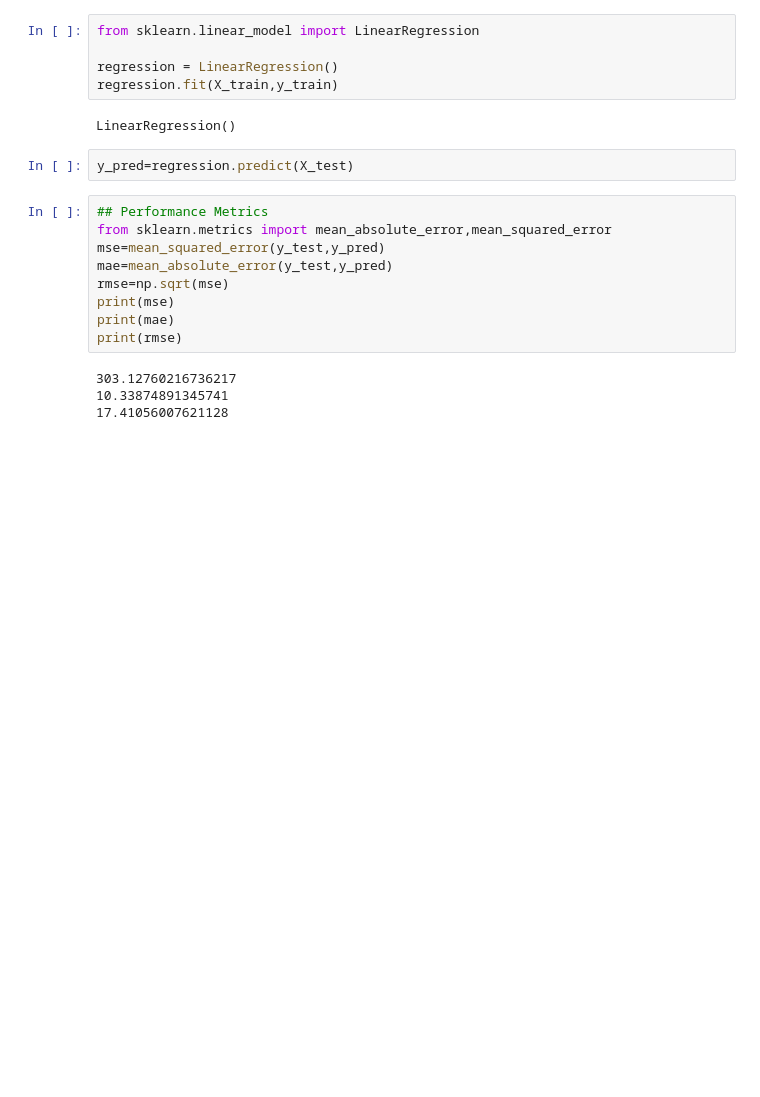
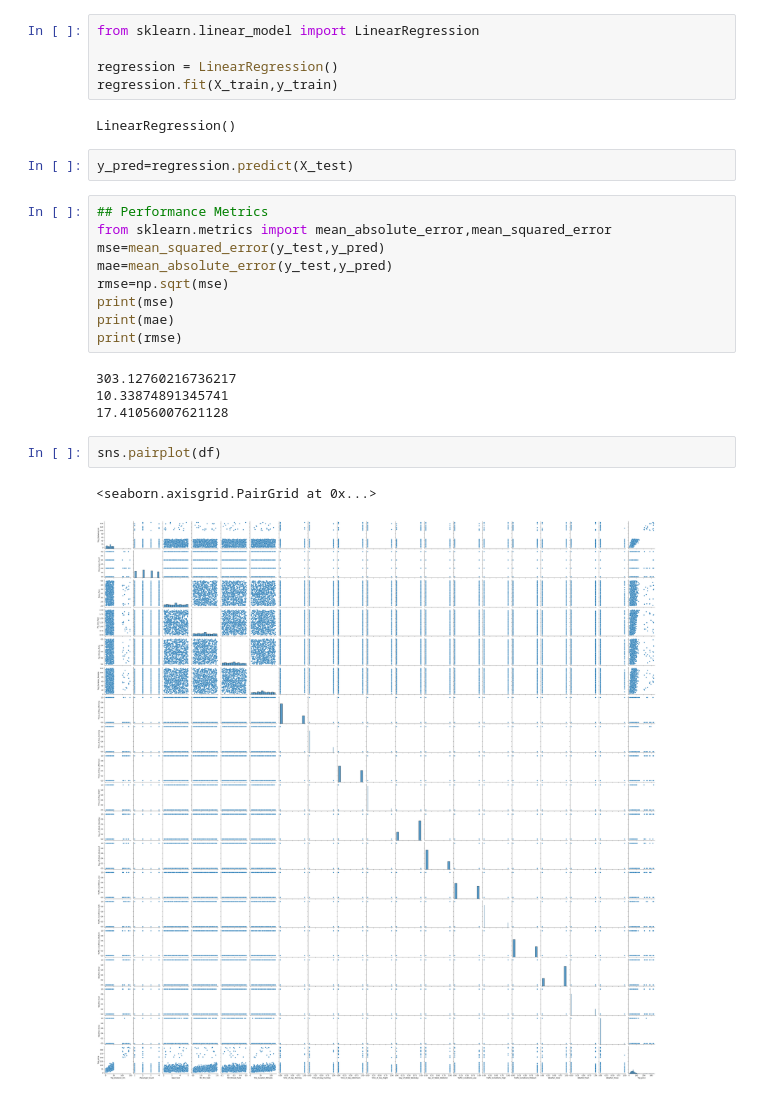
Before and after one commit to BehlimAmaan/Multiple-Linear-Regression, a Jupyter notebook: Taxi_Price_Prediction/Multireg.ipynb, the cells around one changed output. Saved outputs shown, nothing was run; the diff lists cells and outputs as text; blank space fills up the shorter version.

```diff
--- a/Taxi_Price_Prediction/Multireg.ipynb
+++ b/Taxi_Price_Prediction/Multireg.ipynb
@@ -237,3 +244,8 @@ print(rmse)
 303.12760216736217
 10.33874891345741
 17.41056007621128
+# %%
+sns.pairplot(df)
+# %% [output]
+<seaborn.axisgrid.PairGrid at 0x...>
+[figure, added]
```
Also changed, not shown: parts of 2 cells of this notebook, 2 other files.
